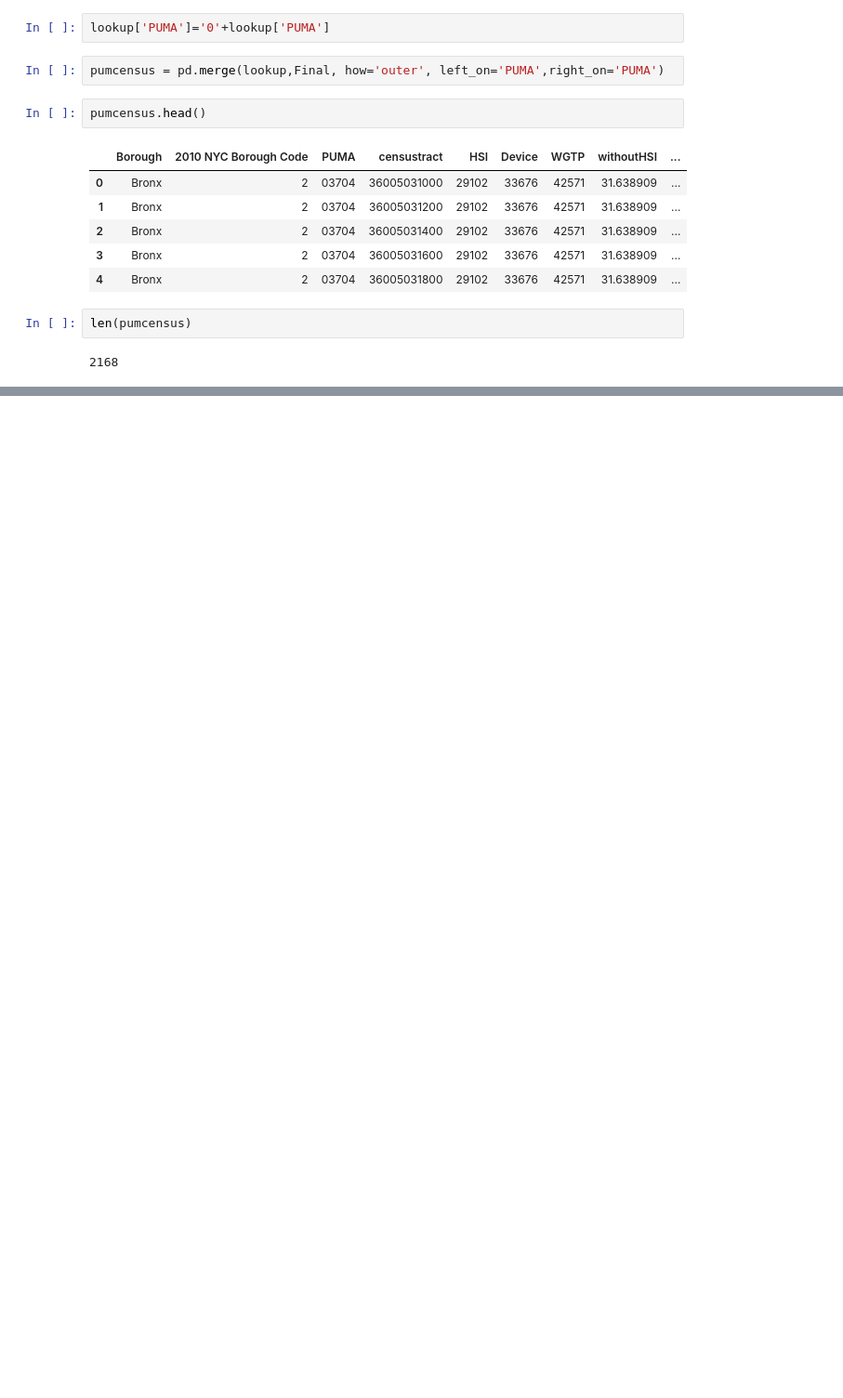
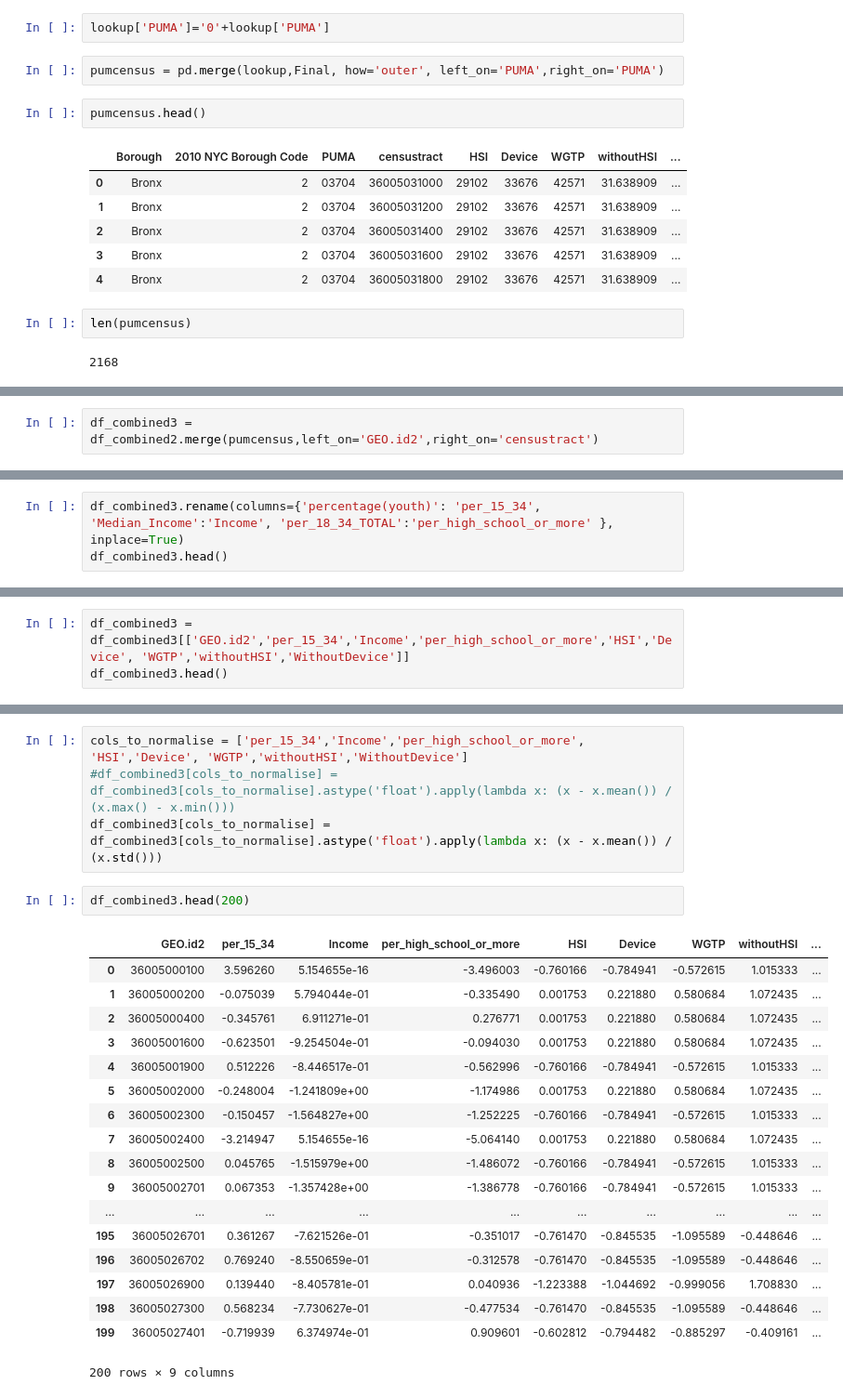
Before and after one commit to Sachinve/USI_SIP, a Jupyter notebook: Code/ACS_Demographics_data.ipynb, the cells around one changed output, grey strips where cells are left out. Shown: that part at 93% size. Drawn from its saved outputs; the diff is of its cells as text; blank space fills up the shorter version.

Commit message:
Normalized all the columns collated from PUMS and ACS

```diff
--- a/Code/ACS_Demographics_data.ipynb
+++ b/Code/ACS_Demographics_data.ipynb
@@ -541,0 +544,2 @@ len(pumcensus)
+# %%
+df_combined3 = df_combined2.merge(pumcensus,left_on='GEO.id2',right_on='censustract')
@@ -541,0 +559,3 @@ len(pumcensus)
+# %%
+df_combined3.rename(columns={'percentage(youth)': 'per_15_34', 'Median_Income':'Income', 'per_18_34_TOTAL':'per_high_school_or_more' }, inplace=True)
+df_combined3.head()
@@ -541,0 +569,3 @@ len(pumcensus)
+# %%
+df_combined3 = df_combined3[['GEO.id2','per_15_34','Income','per_high_school_or_more','HSI','Device', 'WGTP','withoutHSI','WithoutDevice']]
+df_combined3.head()
@@ -541,0 +579,25 @@ len(pumcensus)
+# %%
+cols_to_normalise = ['per_15_34','Income','per_high_school_or_more', 'HSI','Device', 'WGTP','withoutHSI','WithoutDevice']
+#df_combined3[cols_to_normalise] = df_combined3[cols_to_normalise].astype('float').apply(lambda x: (x - x.mean()) / (x.max() - x.min()))
+df_combined3[cols_to_normalise] = df_combined3[cols_to_normalise].astype('float').apply(lambda x: (x - x.mean()) / (x.std()))
+# %%
+df_combined3.head(200)
+# %% [output]
+|  | GEO.id2 | per_15_34 | Income | per_high_school_or_more | HSI | Device | WGTP | withoutHSI | ... |
+| 0 | 36005000100 | 3.596260 | 5.154655e-16 | -3.496003 | -0.760166 | -0.784941 | -0.572615 | 1.015333 | ... |
+| 1 | 36005000200 | -0.075039 | 5.794044e-01 | -0.335490 | 0.001753 | 0.221880 | 0.580684 | 1.072435 | ... |
+| 2 | 36005000400 | -0.345761 | 6.911271e-01 | 0.276771 | 0.001753 | 0.221880 | 0.580684 | 1.072435 | ... |
+| 3 | 36005001600 | -0.623501 | -9.254504e-01 | -0.094030 | 0.001753 | 0.221880 | 0.580684 | 1.072435 | ... |
+| 4 | 36005001900 | 0.512226 | -8.446517e-01 | -0.562996 | -0.760166 | -0.784941 | -0.572615 | 1.015333 | ... |
+| 5 | 36005002000 | -0.248004 | -1.241809e+00 | -1.174986 | 0.001753 | 0.221880 | 0.580684 | 1.072435 | ... |
+| 6 | 36005002300 | -0.150457 | -1.564827e+00 | -1.252225 | -0.760166 | -0.784941 | -0.572615 | 1.015333 | ... |
+| 7 | 36005002400 | -3.214947 | 5.154655e-16 | -5.064140 | 0.001753 | 0.221880 | 0.580684 | 1.072435 | ... |
+| 8 | 36005002500 | 0.045765 | -1.515979e+00 | -1.486072 | -0.760166 | -0.784941 | -0.572615 | 1.015333 | ... |
+| 9 | 36005002701 | 0.067353 | -1.357428e+00 | -1.386778 | -0.760166 | -0.784941 | -0.572615 | 1.015333 | ... |
+| ... | ... | ... | ... | ... | ... | ... | ... | ... | ... |
+| 195 | 36005026701 | 0.361267 | -7.621526e-01 | -0.351017 | -0.761470 | -0.845535 | -1.095589 | -0.448646 | ... |
+| 196 | 36005026702 | 0.769240 | -8.550659e-01 | -0.312578 | -0.761470 | -0.845535 | -1.095589 | -0.448646 | ... |
+| 197 | 36005026900 | 0.139440 | -8.405781e-01 | 0.040936 | -1.223388 | -1.044692 | -0.999056 | 1.708830 | ... |
+| 198 | 36005027300 | 0.568234 | -7.730627e-01 | -0.477534 | -0.761470 | -0.845535 | -1.095589 | -0.448646 | ... |
+| 199 | 36005027401 | -0.719939 | 6.374974e-01 | 0.909601 | -0.602812 | -0.794482 | -0.885297 | -0.409161 | ... |
+200 rows × 9 columns
```
Also changed, not shown: parts of 5 cells of this notebook.
